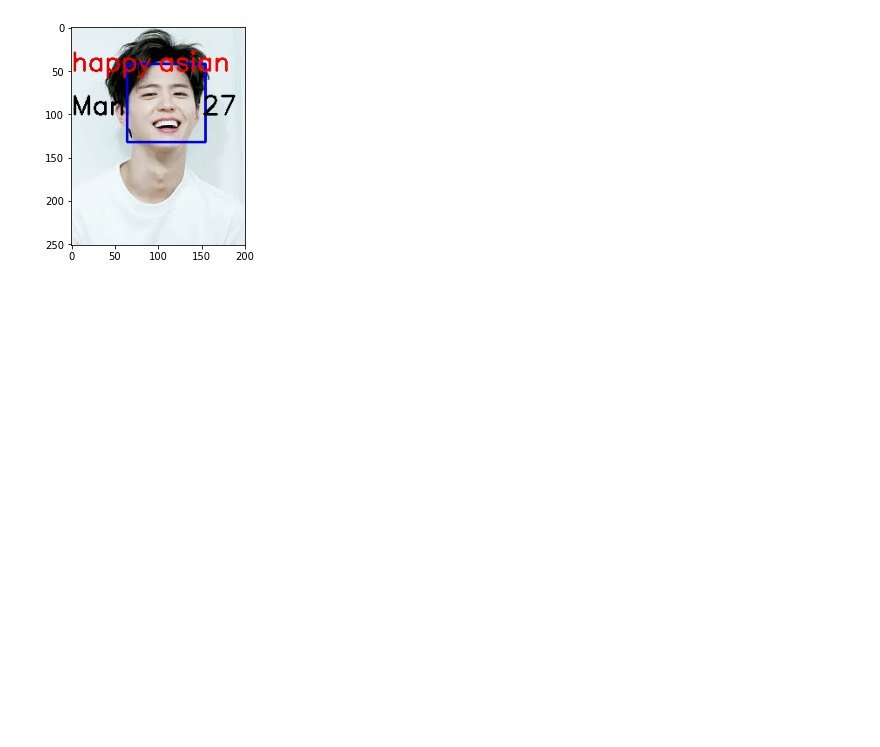
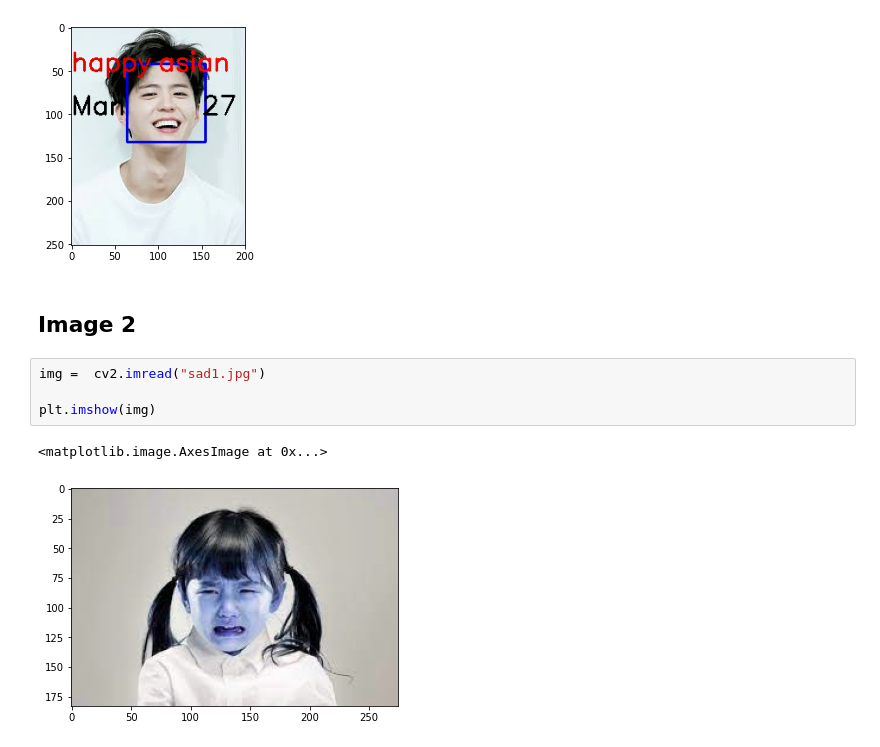
Before and after one commit to junseongwoo/Human_deep_detection, a Jupyter notebook: human_deep_detection.ipynb, the cells around one changed output. Saved outputs shown, nothing was run; the diff lists cells and outputs as text; blank space fills up the shorter version.

```diff
--- a/human_deep_detection.ipynb
+++ b/human_deep_detection.ipynb
@@ -72,3 +72,12 @@ plt.imshow(color_img)
 # %% [output]
 <matplotlib.image.AxesImage at 0x...>
 [figure]
+# %% [markdown]
+## Image 2
+# %%
+img =  cv2.imread("sad1.jpg")
+
+plt.imshow(img)
+# %% [output]
+<matplotlib.image.AxesImage at 0x...>
+[figure, added]
```
Also changed, not shown: parts of 6 cells of this notebook.
